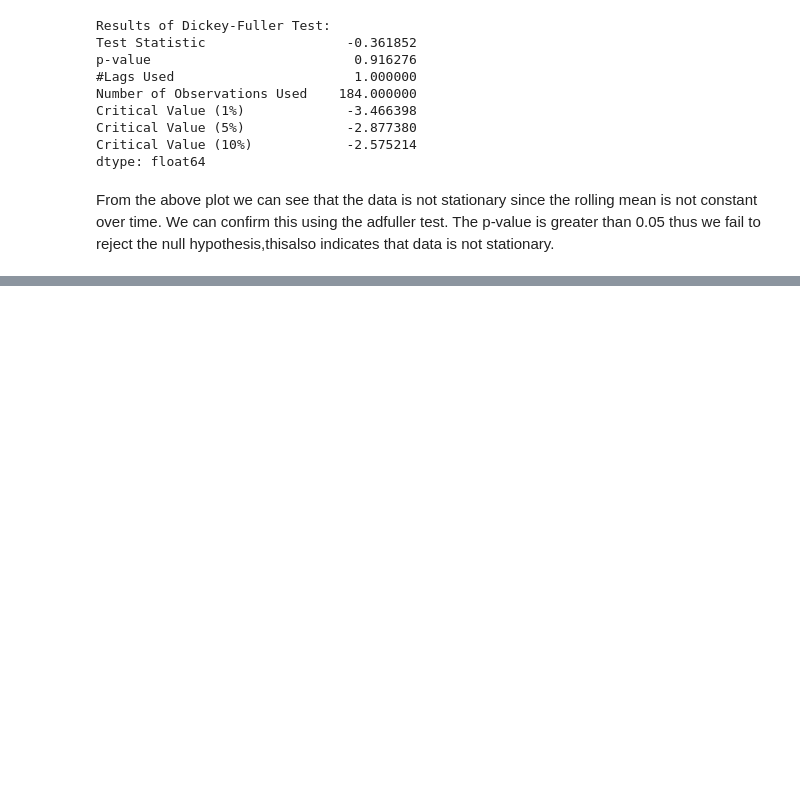
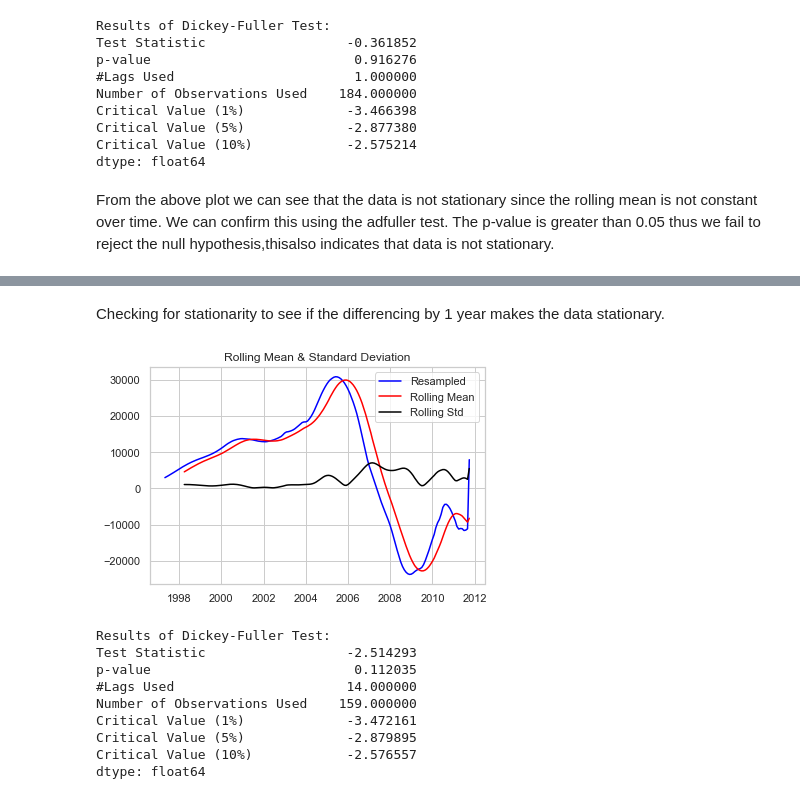
Before and after one commit to FrankOyugi/Phase-4-Project, a Jupyter notebook: index.ipynb, the cells around one changed output, grey strips where cells are left out. Cells and saved outputs as stored; diff of their text form; code cells hidden in the pictures; blank space fills up the shorter version.

```diff
--- a/index.ipynb
+++ b/index.ipynb
@@ -661,0 +695,23 @@ From the above plot we can see that the data is not stationary since the rolling
+# %%
+# Defined a function to calculate the differenced data and check stationarity
+def calculate_data_diff(train_set,period):
+    # Calculated the difference of the 'train_set' time series with the specified 'period'
+    data_diff = train_set.diff(periods=period).dropna()
+    return stationarity_check(data_diff)
+# %% [markdown]
+ Checking for stationarity to see if the differencing by 1 year makes the data stationary.
+# %%
+# Calling the 'calculate_data_diff' function to calculate data differences and check stationarity
+# with a specified period of 12 months
+calculate_data_diff(train_set,12)
+# %% [output]
+[figure, added]
+Results of Dickey-Fuller Test:
+Test Statistic                  -2.514293
+p-value                          0.112035
+#Lags Used                      14.000000
+Number of Observations Used    159.000000
+Critical Value (1%)             -3.472161
+Critical Value (5%)             -2.879895
+Critical Value (10%)            -2.576557
+dtype: float64
```
Also changed, not shown: parts of 17 cells of this notebook.
